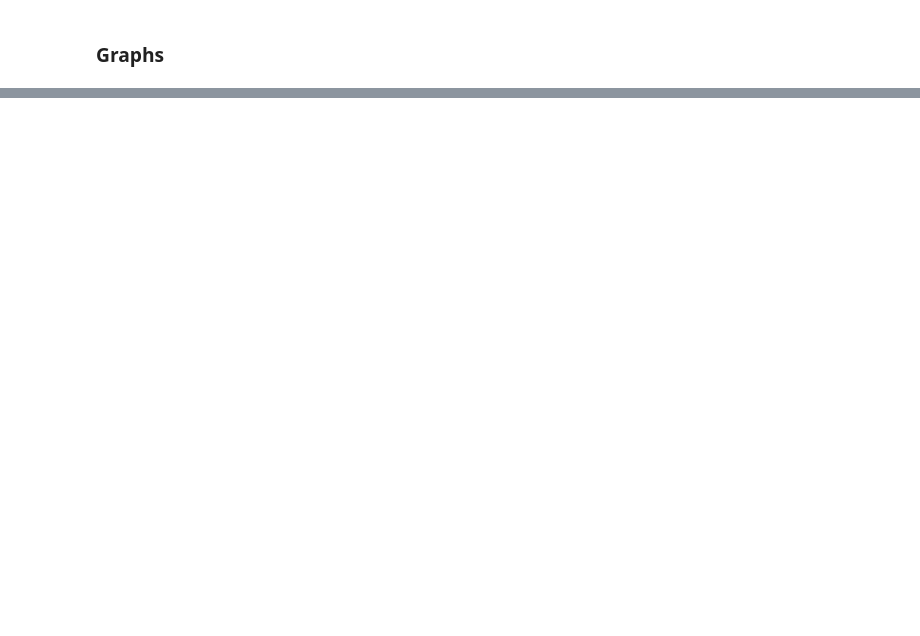
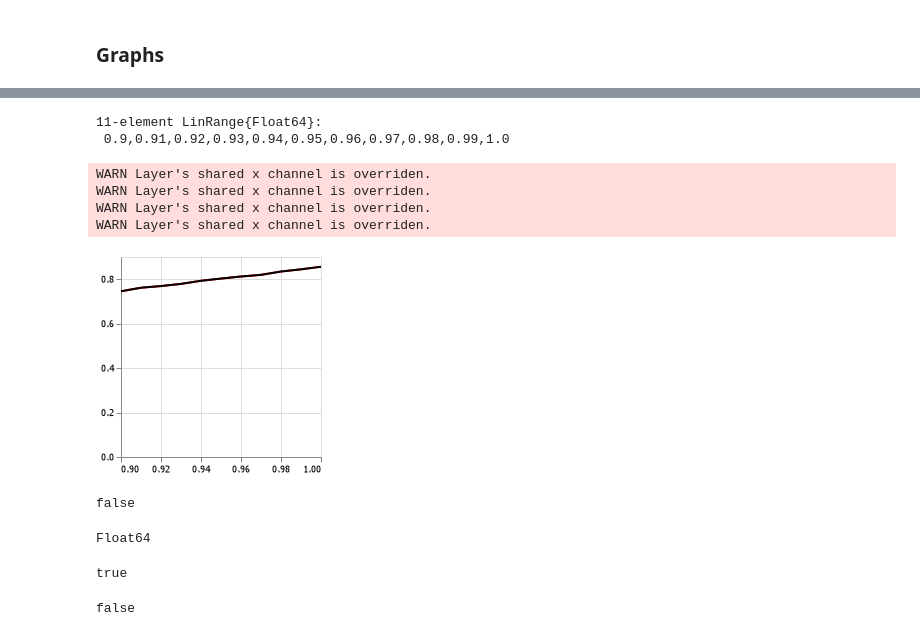
Before and after one commit to jmatheusgpa/BargainingJulia, a Jupyter notebook: BargainingJulia.ipynb, the cells around one changed output, grey strips where cells are left out. Cells and saved outputs as stored; diff of their text form; code cells hidden in the pictures; blank space fills up the shorter version.

```diff
--- a/BargainingJulia.ipynb
+++ b/BargainingJulia.ipynb
@@ -1113,0 +1157,6 @@ s_W[1, 100,99,1]
+# %%
+hvals[50:end]
+
+lkt,lkt2, lmt, t = 50, 90, 50,1
+
+cut = max(lkt,lkt2)
@@ -1113,0 +1165,2 @@ s_W[1, 100,99,1]
+# %%
+y1 = zeros(length(hvals[cut:end]))
@@ -1113,0 +1184,39 @@ s_W[1, 100,99,1]
+# %%
+#fazendo graf_vals2
+lkt2 = 90
+y2 = zeros(length(hvals[cut:end]))
+
+for (i, hkt) in enumerate(cut:grid)
+    y2[i] = s_propose(t, hkt, lkt2, lmt)[1]
+end
+# %%
+X = hvals[cut:end]
+# %% [output]
+11-element LinRange{Float64}:
+ 0.9,0.91,0.92,0.93,0.94,0.95,0.96,0.97,0.98,0.99,1.0
+# %%
+@vlplot(x=X)+
+@vlplot(mark={:line, color=:red, strokeDash=8.8}, x=X, y=y1)+
+@vlplot(mark={:line, color=:black, strokeDash=4.4}, x=X, y=y2)
+# %% [output]
+WARN Layer's shared x channel is overriden.
+WARN Layer's shared x channel is overriden.
+WARN Layer's shared x channel is overriden.
+WARN Layer's shared x channel is overriden.
+[figure, added]
+# %%
+typeof(s_propose(t, hkt, lkt2, lmt))==Float64
+# %% [output]
+false
+# %%
+typeof(s_propose(t, hkt, lkt2, lmt)[1])
+# %% [output]
+Float64
+# %%
+typeof(s_respond(t, hkt, lkt2, lmt))==Float64
+# %% [output]
+true
+# %%
+s_respond(t, hkt, lkt2, lmt)=="Float64"
+# %% [output]
+false
```
Also changed, not shown: parts of 40 cells of this notebook.
